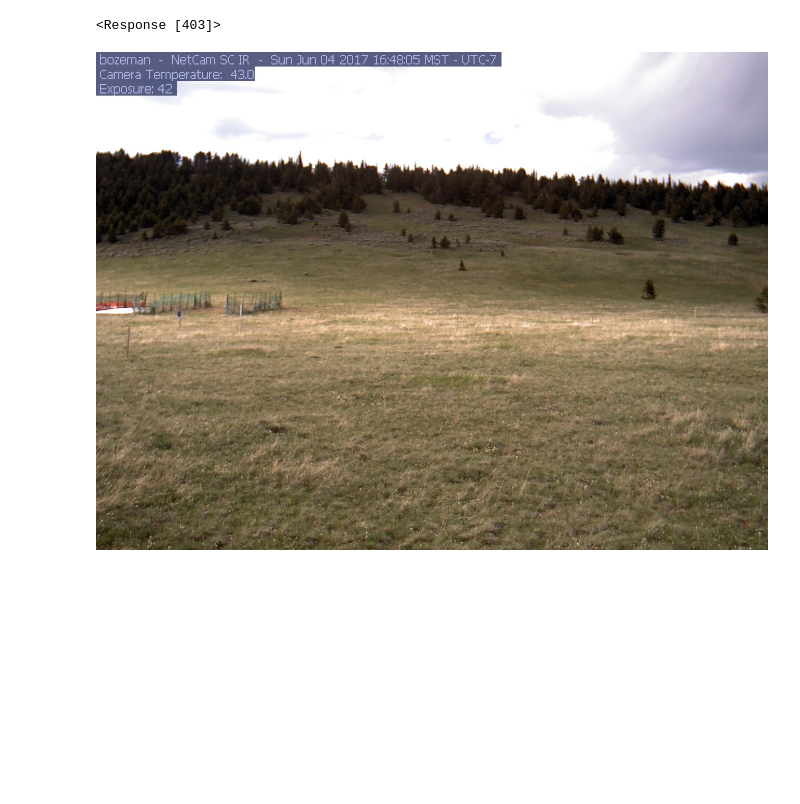
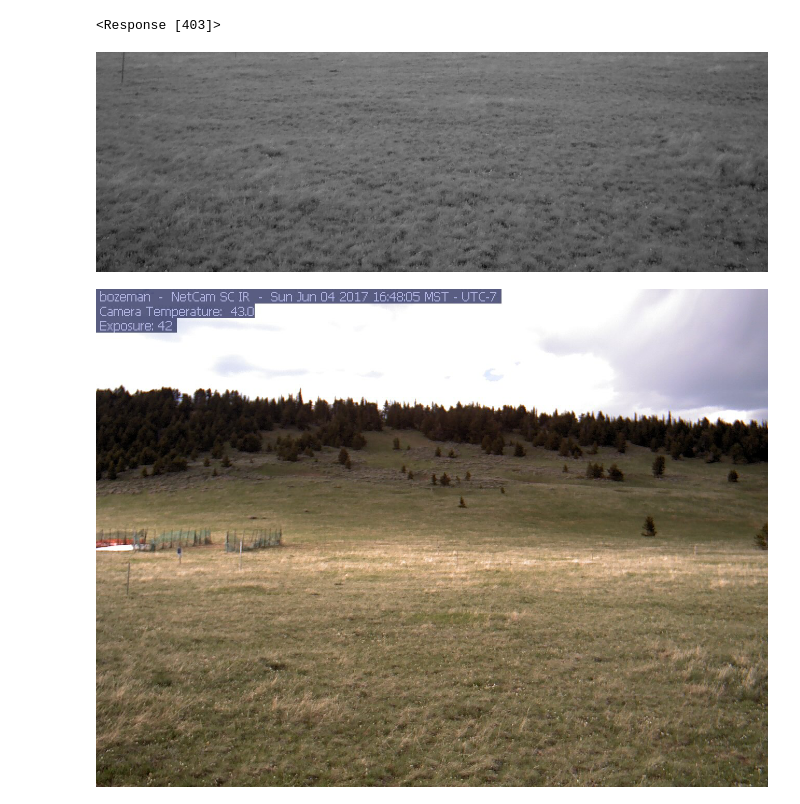
Before and after one commit to bvande21/Phenocam_Project, a Jupyter notebook: RGB_value_extract.ipynb, the cells around one changed output. Cells and saved outputs as stored; diff of their text form; code cells hidden in the pictures; blank space fills up the shorter version.

```diff
--- a/RGB_value_extract.ipynb
+++ b/RGB_value_extract.ipynb
@@ -37,17 +37,19 @@ photo
 # %%
 # crops photo
 
 width = IR_img.size[0]
 height = IR_img.size[1]
 chop_IR_img = IR_img.crop(
     (
         width - 1296,
         height - 425,
         width,
         height
     )
 )
-#chop_IR_img
+chop_IR_img
+# %% [output]
+[figure, added]
 # %%
 # finds all pixel values for IR image
 
```
Also changed, not shown: parts of 9 cells of this notebook.
